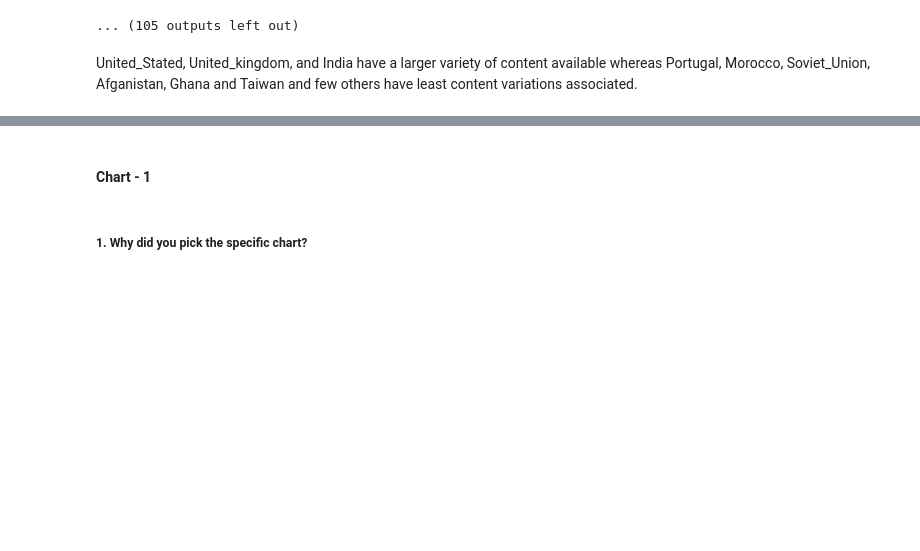
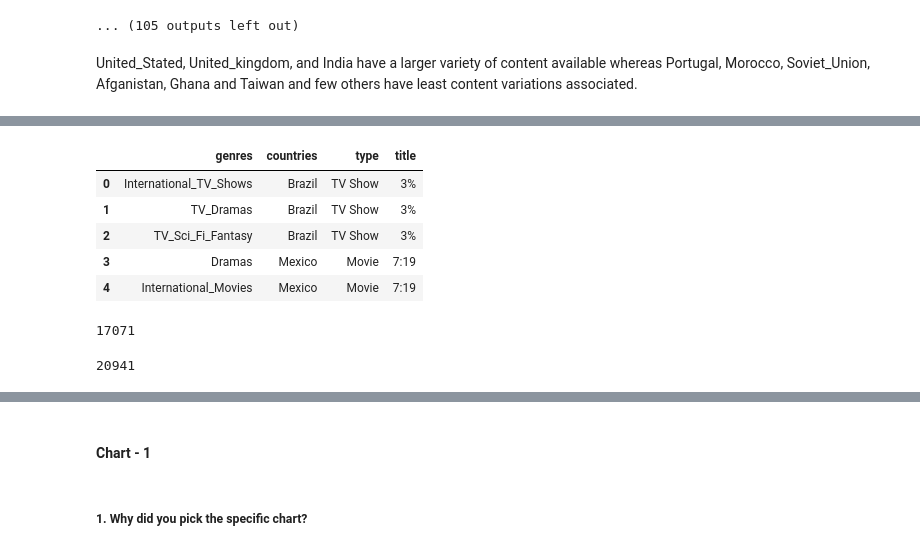
Before and after one commit to 007tickooayush/ML-Unsupervised-Netflix-Clustering-Recommendation-Project, a Jupyter notebook: Ayush_Tickoo_ML_Capstone_Unsupervised_Project.ipynb, the cells around one changed output, grey strips where cells are left out. Drawn from its saved outputs; the diff is of its cells as text; code cells hidden in the pictures; blank space fills up the shorter version.

```diff
--- a/Ayush_Tickoo_ML_Capstone_Unsupervised_Project.ipynb
+++ b/Ayush_Tickoo_ML_Capstone_Unsupervised_Project.ipynb
@@ -1406,0 +1461,18 @@ United_Stated, United_kingdom, and India have a larger variety of content availa
+# %%
+country_genres_exploded = genres_exploded.explode('countries').reset_index(drop = True)
+country_genres_exploded.head()
+# %% [output]
+|  | genres | countries | type | title |
+| 0 | International_TV_Shows | Brazil | TV Show | 3% |
+| 1 | TV_Dramas | Brazil | TV Show | 3% |
+| 2 | TV_Sci_Fi_Fantasy | Brazil | TV Show | 3% |
+| 3 | Dramas | Mexico | Movie | 7:19 |
+| 4 | International_Movies | Mexico | Movie | 7:19 |
+# %%
+len(genres_exploded)
+# %% [output]
+17071
+# %%
+len(country_genres_exploded)
+# %% [output]
+20941
```
Also changed, not shown: parts of 31 cells of this notebook.
